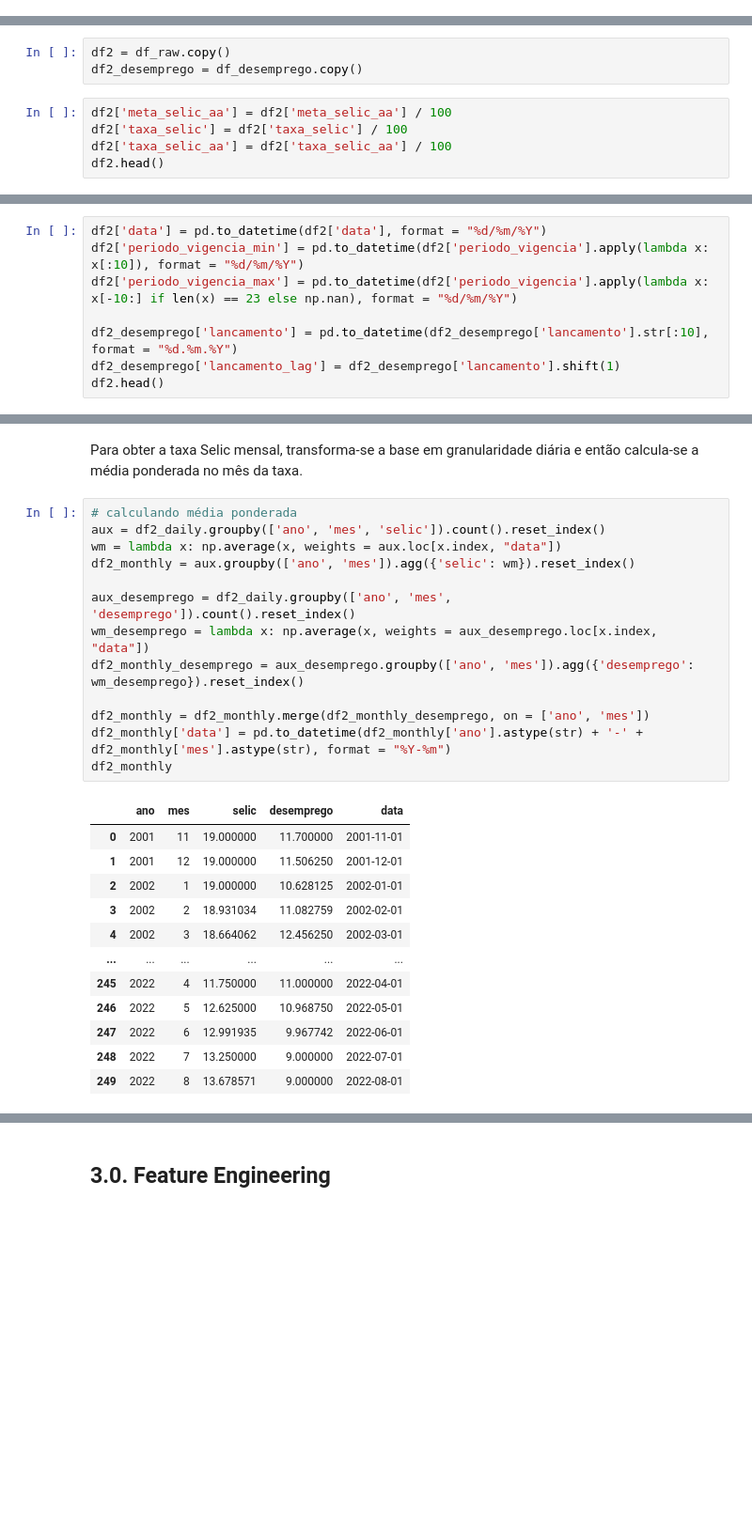
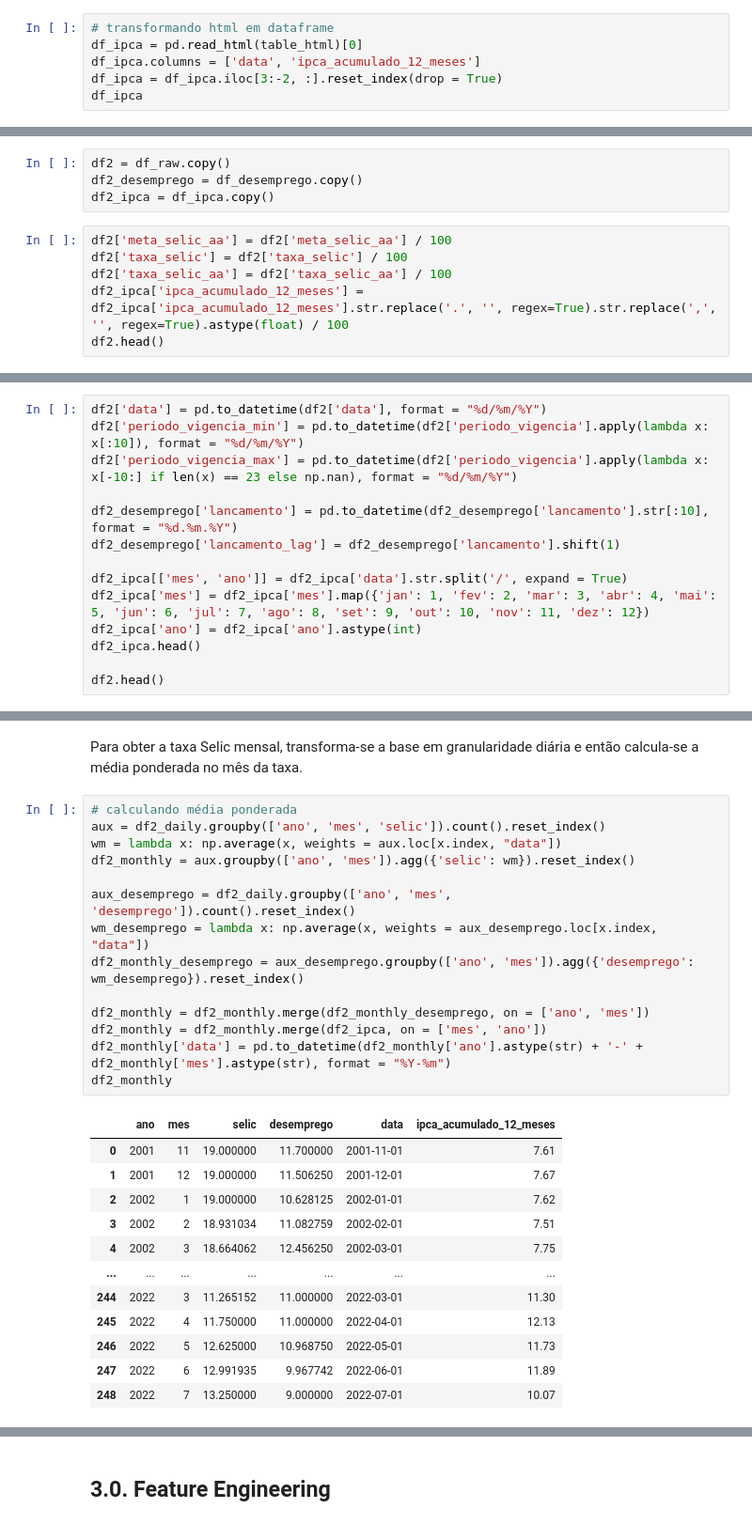
Before and after one commit to Lucas-Okamura/Selic-Forecast, a Jupyter notebook: selic-forecast.ipynb, the cells around one changed output, grey strips where cells are left out. Shown at 94% size. Cells and saved outputs as stored; diff of their text form; blank space fills up the shorter version.

```diff
--- a/selic-forecast.ipynb
+++ b/selic-forecast.ipynb
@@ -94,0 +114,6 @@ df_desemprego.shape
+# %%
+# transformando html em dataframe
+df_ipca = pd.read_html(table_html)[0]
+df_ipca.columns = ['data', 'ipca_acumulado_12_meses']
+df_ipca = df_ipca.iloc[3:-2, :].reset_index(drop = True)
+df_ipca
@@ -101,10 +140,12 @@ df_desemprego.shape
 # %%
 df2 = df_raw.copy()
 df2_desemprego = df_desemprego.copy()
+df2_ipca = df_ipca.copy()
 # %%
 df2['meta_selic_aa'] = df2['meta_selic_aa'] / 100
 df2['taxa_selic'] = df2['taxa_selic'] / 100
 df2['taxa_selic_aa'] = df2['taxa_selic_aa'] / 100
+df2_ipca['ipca_acumulado_12_meses'] = df2_ipca['ipca_acumulado_12_meses'].str.replace('.', '', regex=True).str.replace(',', '', regex=True).astype(float) / 100
 df2.head()
 # %% [output]
 |  | reuniao | data | vies | periodo_vigencia | meta_selic_aa | tban_am | taxa_selic | taxa_selic_aa |
@@ -136,6 +186,12 @@ df2['periodo_vigencia_max'] = pd.to_datetime(df2['periodo_vigencia'].apply(lambd
 
 df2_desemprego['lancamento'] = pd.to_datetime(df2_desemprego['lancamento'].str[:10], format = "%d.%m.%Y")
 df2_desemprego['lancamento_lag'] = df2_desemprego['lancamento'].shift(1)
+
+df2_ipca[['mes', 'ano']] = df2_ipca['data'].str.split('/', expand = True)
+df2_ipca['mes'] = df2_ipca['mes'].map({'jan': 1, 'fev': 2, 'mar': 3, 'abr': 4, 'mai': 5, 'jun': 6, 'jul': 7, 'ago': 8, 'set': 9, 'out': 10, 'nov': 11, 'dez': 12})
+df2_ipca['ano'] = df2_ipca['ano'].astype(int)
+df2_ipca.head()
+
 df2.head()
 # %% [output]
 |  | reuniao | data | vies | periodo_vigencia | meta_selic_aa | tban_am | taxa_selic | taxa_selic_aa | ... |
@@ -200,26 +256,27 @@ Para obter a taxa Selic mensal, transforma-se a base em granularidade diária e
 # %%
 # calculando média ponderada
 aux = df2_daily.groupby(['ano', 'mes', 'selic']).count().reset_index()
 wm = lambda x: np.average(x, weights = aux.loc[x.index, "data"])
 df2_monthly = aux.groupby(['ano', 'mes']).agg({'selic': wm}).reset_index()
 
 aux_desemprego = df2_daily.groupby(['ano', 'mes', 'desemprego']).count().reset_index()
 wm_desemprego = lambda x: np.average(x, weights = aux_desemprego.loc[x.index, "data"])
 df2_monthly_desemprego = aux_desemprego.groupby(['ano', 'mes']).agg({'desemprego': wm_desemprego}).reset_index()
 
 df2_monthly = df2_monthly.merge(df2_monthly_desemprego, on = ['ano', 'mes'])
+df2_monthly = df2_monthly.merge(df2_ipca, on = ['mes', 'ano'])
 df2_monthly['data'] = pd.to_datetime(df2_monthly['ano'].astype(str) + '-' + df2_monthly['mes'].astype(str), format = "%Y-%m")
 df2_monthly
 # %% [output]
-|  | ano | mes | selic | desemprego | data |
-| 0 | 2001 | 11 | 19.000000 | 11.700000 | 2001-11-01 |
-| 1 | 2001 | 12 | 19.000000 | 11.506250 | 2001-12-01 |
-| 2 | 2002 | 1 | 19.000000 | 10.628125 | 2002-01-01 |
-| 3 | 2002 | 2 | 18.931034 | 11.082759 | 2002-02-01 |
-| 4 | 2002 | 3 | 18.664062 | 12.456250 | 2002-03-01 |
-| ... | ... | ... | ... | ... | ... |
-| 245 | 2022 | 4 | 11.750000 | 11.000000 | 2022-04-01 |
-| 246 | 2022 | 5 | 12.625000 | 10.968750 | 2022-05-01 |
-| 247 | 2022 | 6 | 12.991935 | 9.967742 | 2022-06-01 |
-| 248 | 2022 | 7 | 13.250000 | 9.000000 | 2022-07-01 |
-| 249 | 2022 | 8 | 13.678571 | 9.000000 | 2022-08-01 |
+|  | ano | mes | selic | desemprego | data | ipca_acumulado_12_meses |
+| 0 | 2001 | 11 | 19.000000 | 11.700000 | 2001-11-01 | 7.61 |
+| 1 | 2001 | 12 | 19.000000 | 11.506250 | 2001-12-01 | 7.67 |
+| 2 | 2002 | 1 | 19.000000 | 10.628125 | 2002-01-01 | 7.62 |
+| 3 | 2002 | 2 | 18.931034 | 11.082759 | 2002-02-01 | 7.51 |
+| 4 | 2002 | 3 | 18.664062 | 12.456250 | 2002-03-01 | 7.75 |
+| ... | ... | ... | ... | ... | ... | ... |
+| 244 | 2022 | 3 | 11.265152 | 11.000000 | 2022-03-01 | 11.30 |
+| 245 | 2022 | 4 | 11.750000 | 11.000000 | 2022-04-01 | 12.13 |
+| 246 | 2022 | 5 | 12.625000 | 10.968750 | 2022-05-01 | 11.73 |
+| 247 | 2022 | 6 | 12.991935 | 9.967742 | 2022-06-01 | 11.89 |
+| 248 | 2022 | 7 | 13.250000 | 9.000000 | 2022-07-01 | 10.07 |
```
Also changed, not shown: parts of 11 cells of this notebook.
